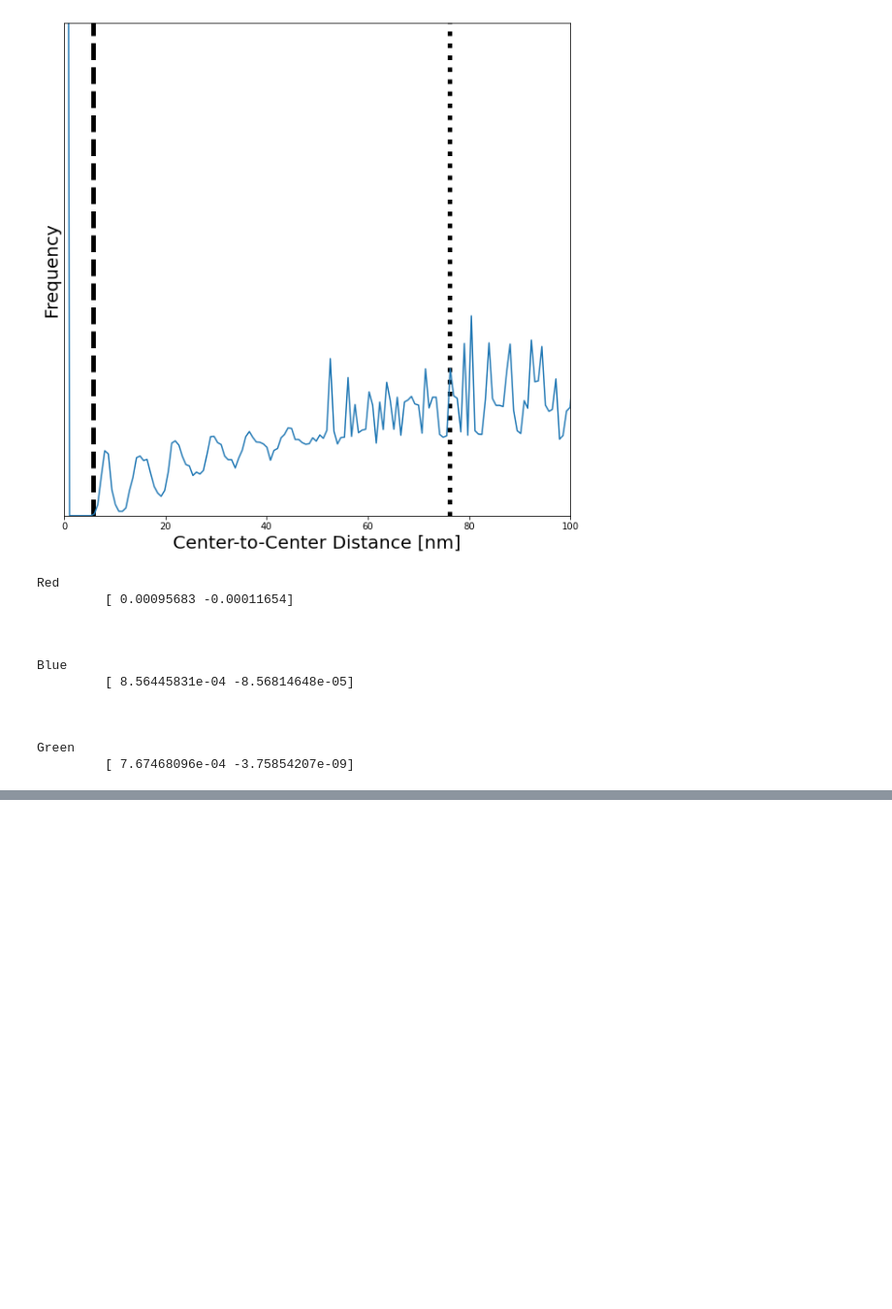
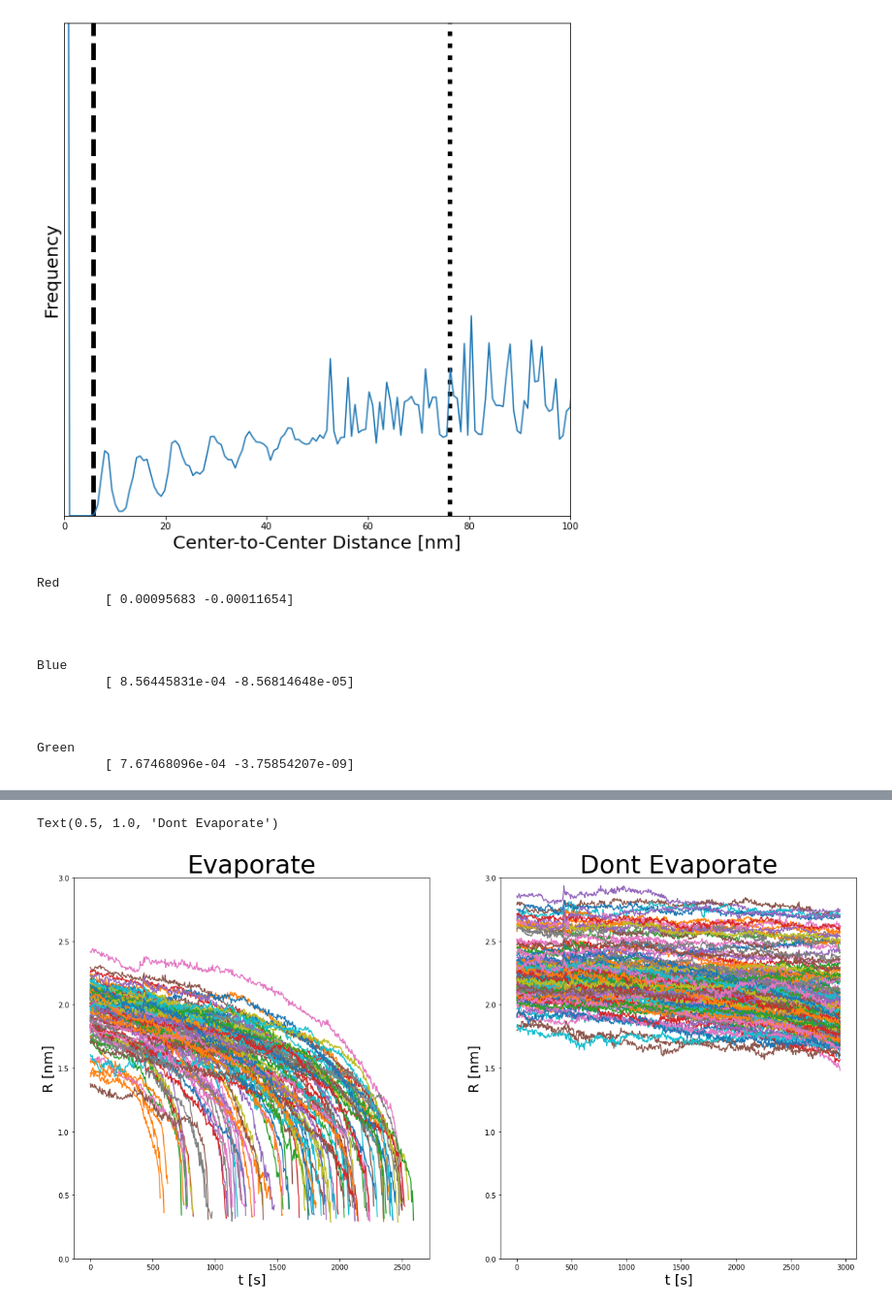
Before and after one commit to jhorwath/CompetitiveGrowth, a Jupyter notebook: data/CompetitiveGrowth.ipynb, the cells around one changed output, grey strips where cells are left out. Shown at 97% size. Cells and saved outputs as stored; diff of their text form; code cells hidden in the pictures; blank space fills up the shorter version.

```diff
--- a/data/CompetitiveGrowth.ipynb
+++ b/data/CompetitiveGrowth.ipynb
@@ -963,0 +1010,25 @@ plt.tight_layout()
+# %%
+f,a = plt.subplots(figsize=(20,10),ncols=2)
+
+for particle in particles.groups:
+    p = particles.get_group(particle)
+    r = np.array(p['d'] / 2)
+    t = np.array(p['time'])
+
+    if particle in complete_evap:
+        a[0].plot(t,r)
+    if particle in dont_shrink:
+        a[1].plot(t,r)
+
+a[0].set_ylim([0,3])
+a[0].set_ylabel('R [nm]',fontsize=20)
+a[0].set_xlabel('t [s]',fontsize=20)
+a[0].set_title('Evaporate',fontsize=36)
+
+a[1].set_ylim([0,3])
+a[1].set_ylabel('R [nm]',fontsize=20)
+a[1].set_xlabel('t [s]',fontsize=20)
+a[1].set_title('Dont Evaporate',fontsize=36)
+# %% [output]
+Text(0.5, 1.0, 'Dont Evaporate')
+[figure, added]
```
Also changed, not shown: parts of 4 cells of this notebook.
